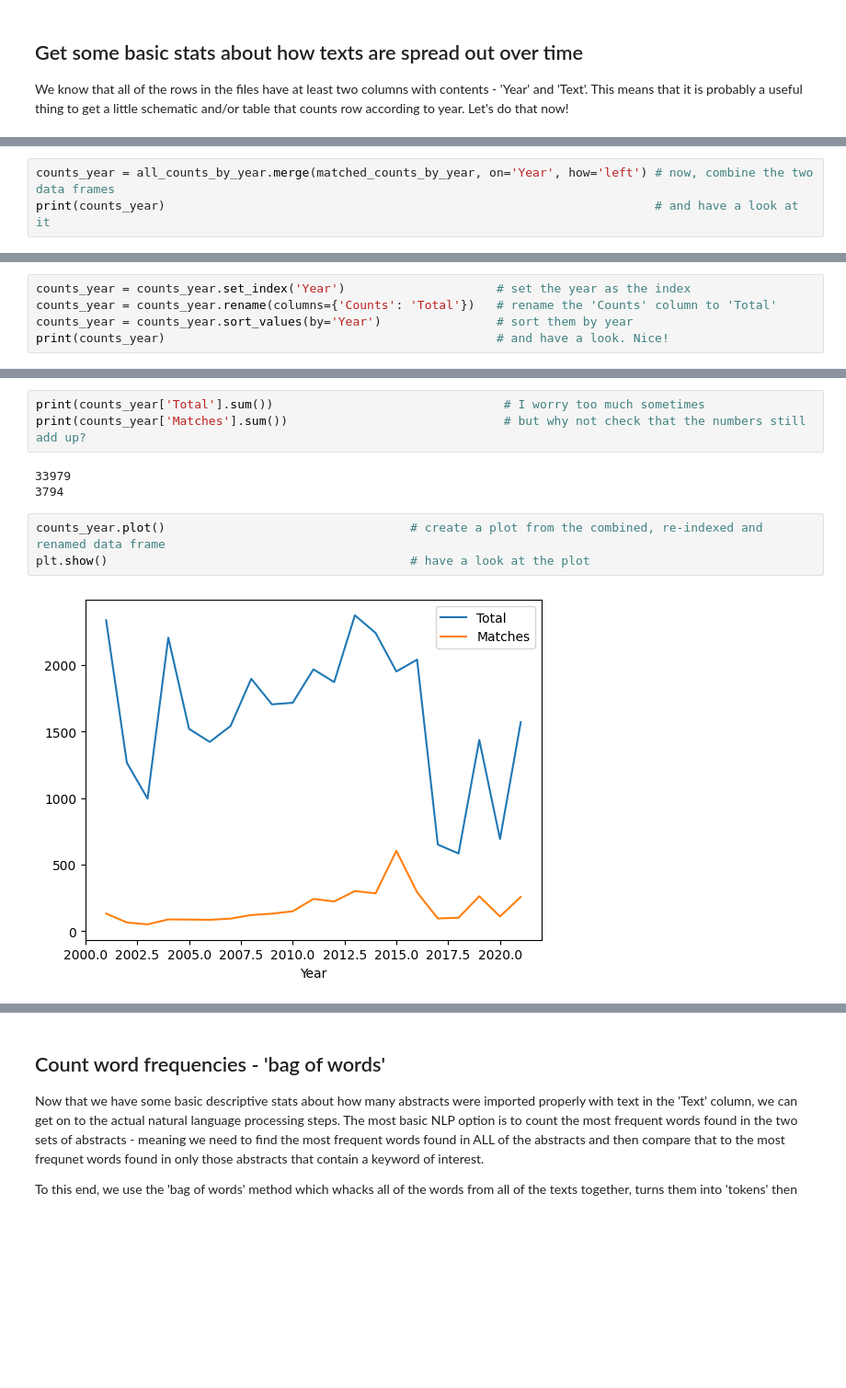
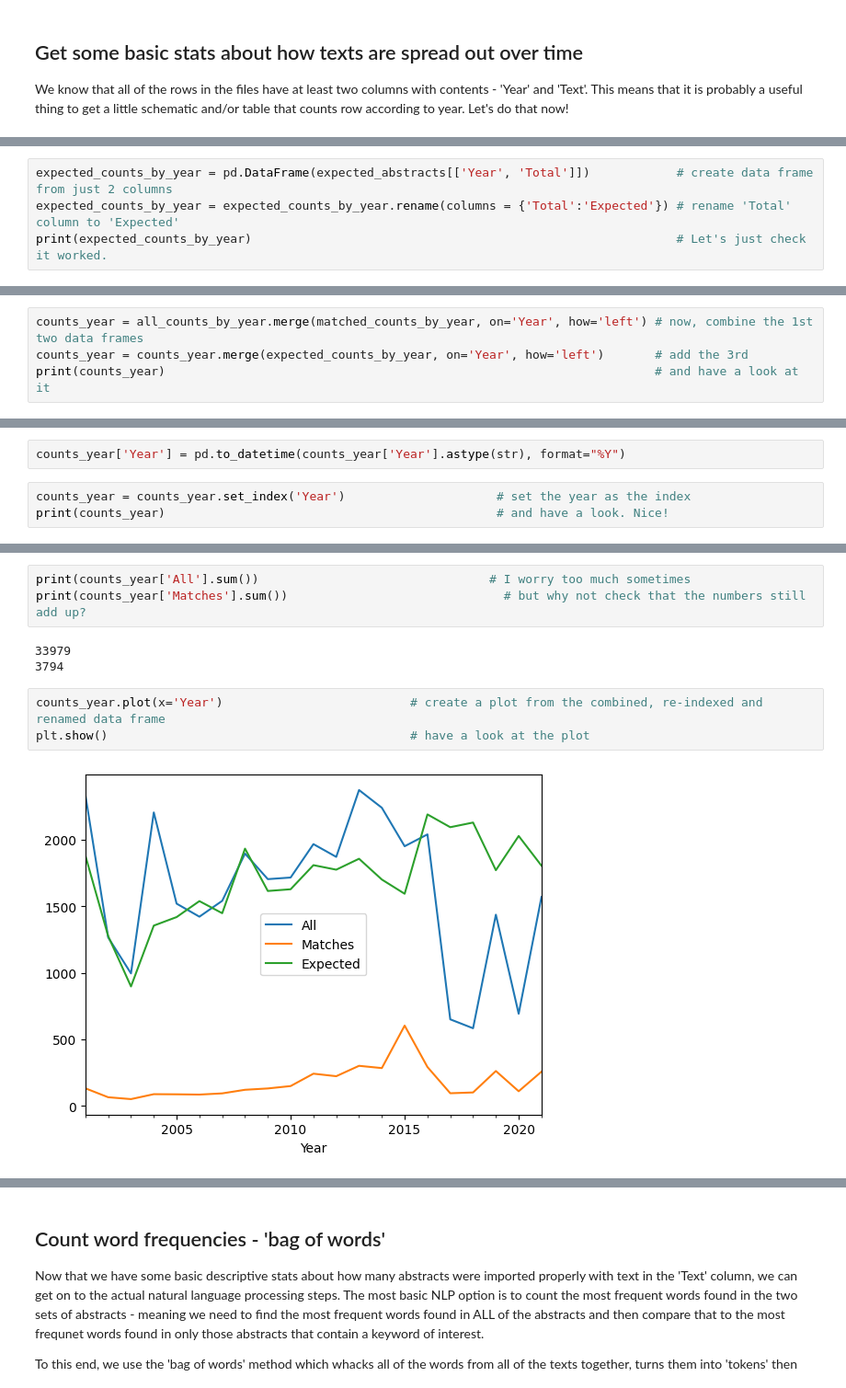
Before and after one commit to UKDataServiceOpen/Person_Identy_First_Language, a Jupyter notebook: 2023_Second_analysis/code/2_Word_frequencies.ipynb, the cells around one changed output, grey strips where cells are left out. Shown at 92% size. Cells and saved outputs as stored; diff of their text form; blank space fills up the shorter version.

```diff
--- a/2023_Second_analysis/code/2_Word_frequencies.ipynb
+++ b/2023_Second_analysis/code/2_Word_frequencies.ipynb
@@ -150,0 +170,4 @@ print(matched_counts_by_year)
+# %%
+expected_counts_by_year = pd.DataFrame(expected_abstracts[['Year', 'Total']])            # create data frame from just 2 columns
+expected_counts_by_year = expected_counts_by_year.rename(columns = {'Total':'Expected'}) # rename 'Total' column to 'Expected'
+print(expected_counts_by_year)                                                           # Let's just check it worked.
@@ -151,4 +192,5 @@ print(matched_counts_by_year)
 # %%
-counts_year = all_counts_by_year.merge(matched_counts_by_year, on='Year', how='left') # now, combine the two data frames
+counts_year = all_counts_by_year.merge(matched_counts_by_year, on='Year', how='left') # now, combine the 1st two data frames
+counts_year = counts_year.merge(expected_counts_by_year, on='Year', how='left')       # add the 3rd
 print(counts_year)                                                                    # and have a look at it
 # %% [output]
@@ -172,6 +214,6 @@ print(counts_year)
+# %%
+counts_year['Year'] = pd.to_datetime(counts_year['Year'].astype(str), format="%Y")
 # %%
 counts_year = counts_year.set_index('Year')                     # set the year as the index
-counts_year = counts_year.rename(columns={'Counts': 'Total'})   # rename the 'Counts' column to 'Total'
-counts_year = counts_year.sort_values(by='Year')                # sort them by year
 print(counts_year)                                              # and have a look. Nice!
 # %% [output]
@@ -195,13 +237,13 @@ Year
 # %%
-print(counts_year['Total'].sum())                                # I worry too much sometimes
+print(counts_year['All'].sum())                                # I worry too much sometimes
 print(counts_year['Matches'].sum())                              # but why not check that the numbers still add up?
 # %% [output]
 33979
 3794
 # %%
-counts_year.plot()                                  # create a plot from the combined, re-indexed and renamed data frame
+counts_year.plot(x='Year')                          # create a plot from the combined, re-indexed and renamed data frame
 plt.show()                                          # have a look at the plot
 # %% [output]
-[figure, old version]
+[figure, new version]
 # %%
 plt.savefig('..\\output\\abstract_count.jpg')    # we can right click on the plot above to save it, or save it via command
```
Also changed, not shown: parts of 15 cells of this notebook, 20 other files.
